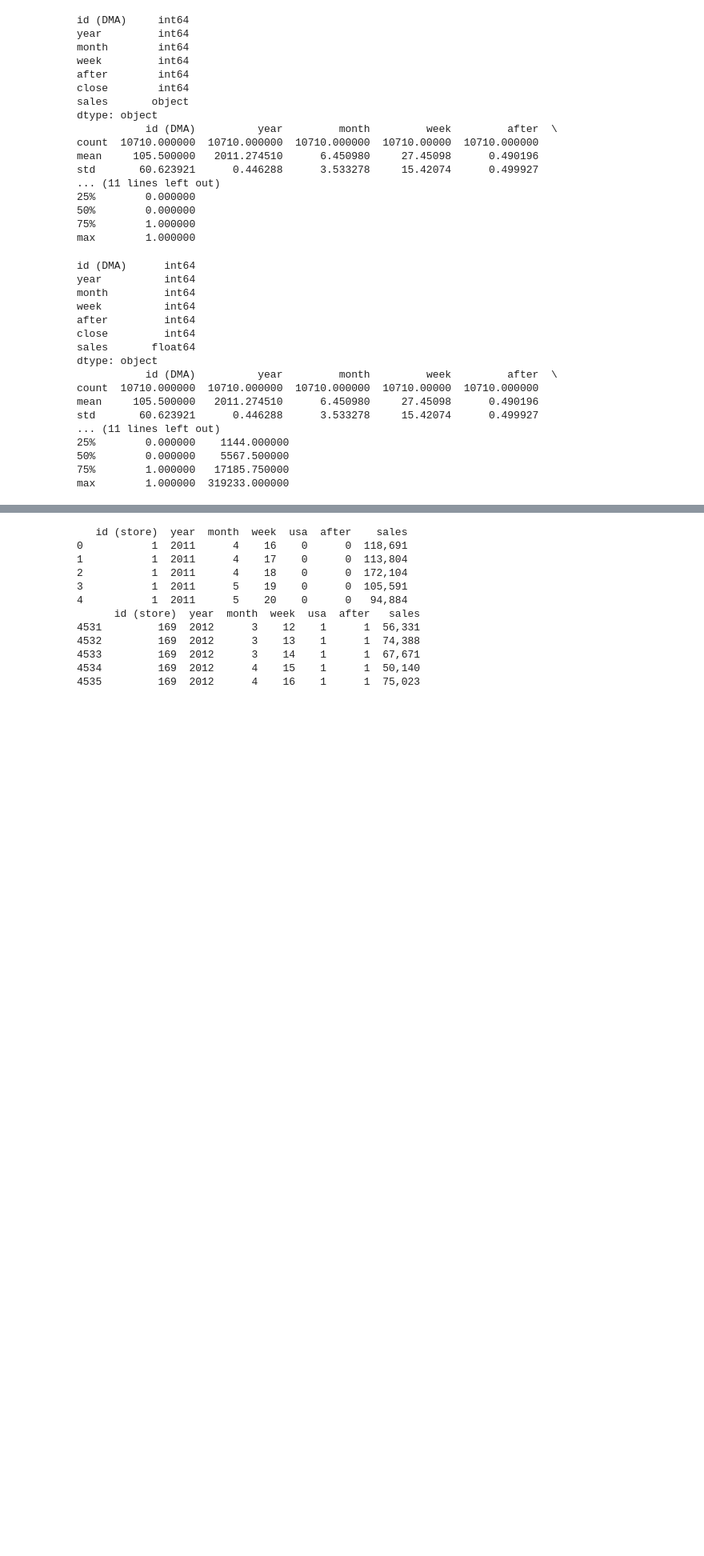
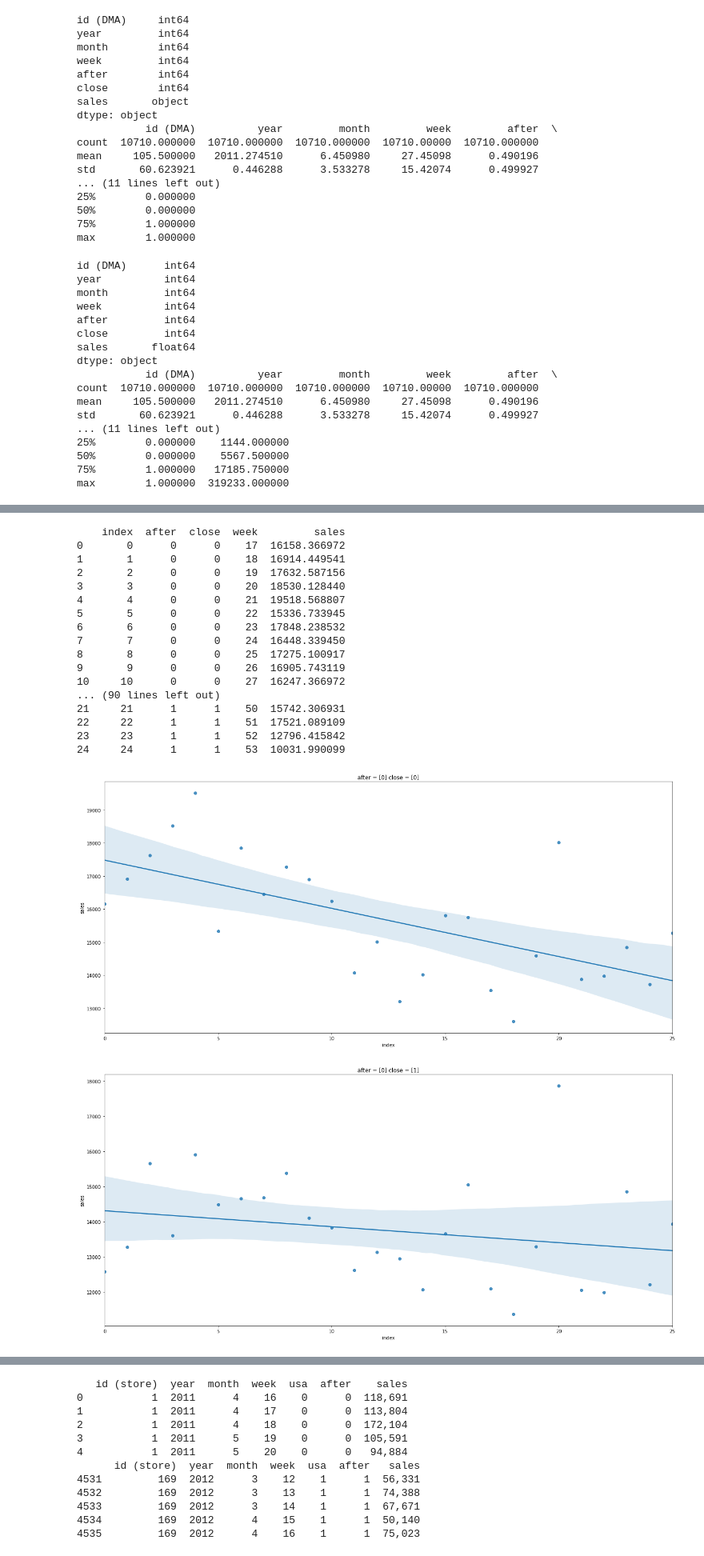
Before and after one commit to Conrado-Montealegre/OPI-DS-Test, a Jupyter notebook: 03_SeccionC.ipynb, the cells around one changed output, grey strips where cells are left out. Shown: that part at 80% size. Cells and saved outputs as stored; diff of their text form; code cells hidden in the pictures; blank space fills up the shorter version.

```diff
--- a/03_SeccionC.ipynb
+++ b/03_SeccionC.ipynb
@@ -72,0 +175,3 @@ max        1.000000  319233.000000
+# %%
+online_grp_week = online.groupby(['after','close','week'])['sales'].mean()
+online_grp_week
@@ -72,0 +192,34 @@ max        1.000000  319233.000000
+# %%
+for after, online_dum1 in online_grp_week.groupby(level=[0,1]):
+    online_dum2 =online_dum1.reset_index().reset_index()
+    print(online_dum2)
+    # Grafico solo un delito para verificar que la pendiente es correcta
+    plt.figure(figsize=(22,10))
+    plt.title("after = " + str(online_dum2["after"].unique()) + " close = " + str(online_dum2["close"].unique()))
+    sns.regplot(x="index", y="sales", data = online_dum2, order=1)
+    #ind = np.arange(len(year_weak_lst))
+    #plt.xticks(ind, year_weak_lst)
+
+
+    #plt.figure(figsize=(22,10))
+    #sns.regplot(x="index", y="sales", data = online_dum2, order=1)
+# %% [output]
+    index  after  close  week         sales
+0       0      0      0    17  16158.366972
+1       1      0      0    18  16914.449541
+2       2      0      0    19  17632.587156
+3       3      0      0    20  18530.128440
+4       4      0      0    21  19518.568807
+5       5      0      0    22  15336.733945
+6       6      0      0    23  17848.238532
+7       7      0      0    24  16448.339450
+8       8      0      0    25  17275.100917
+9       9      0      0    26  16905.743119
+10     10      0      0    27  16247.366972
+... (90 lines left out)
+21     21      1      1    50  15742.306931
+22     22      1      1    51  17521.089109
+23     23      1      1    52  12796.415842
+24     24      1      1    53  10031.990099
+[figure, added]
+[figure, added]
```
Also changed, not shown: parts of 9 cells of this notebook, 10 other files.
